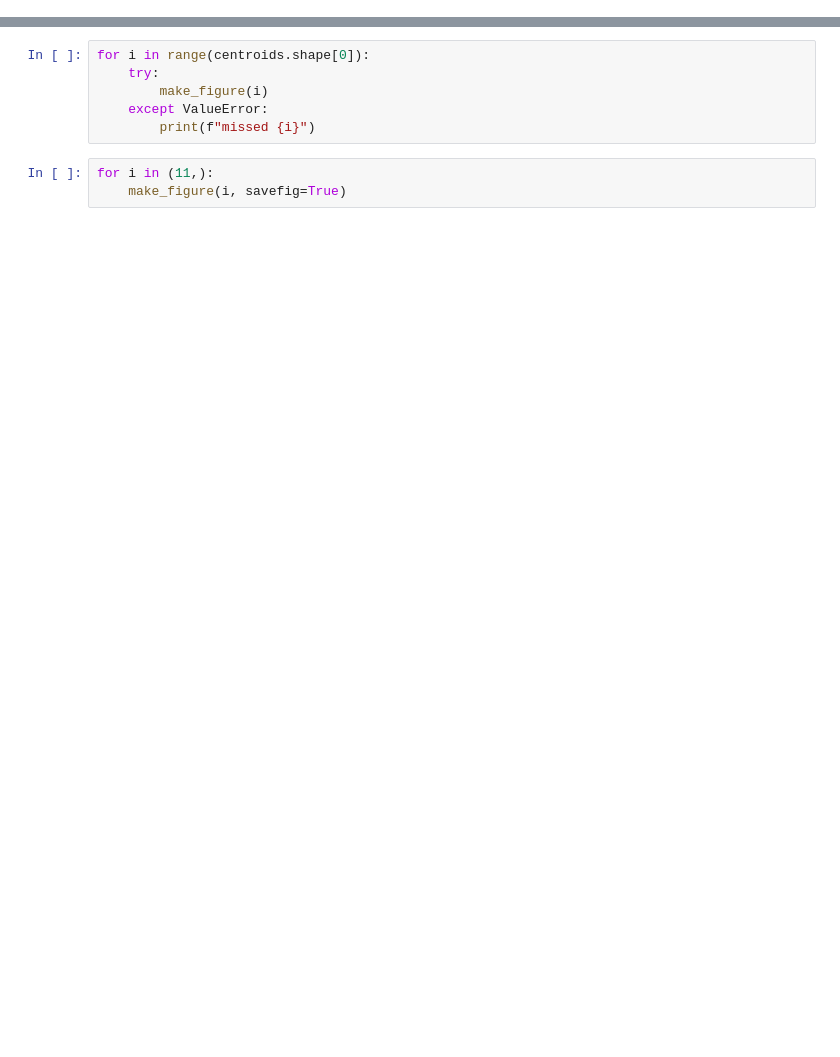
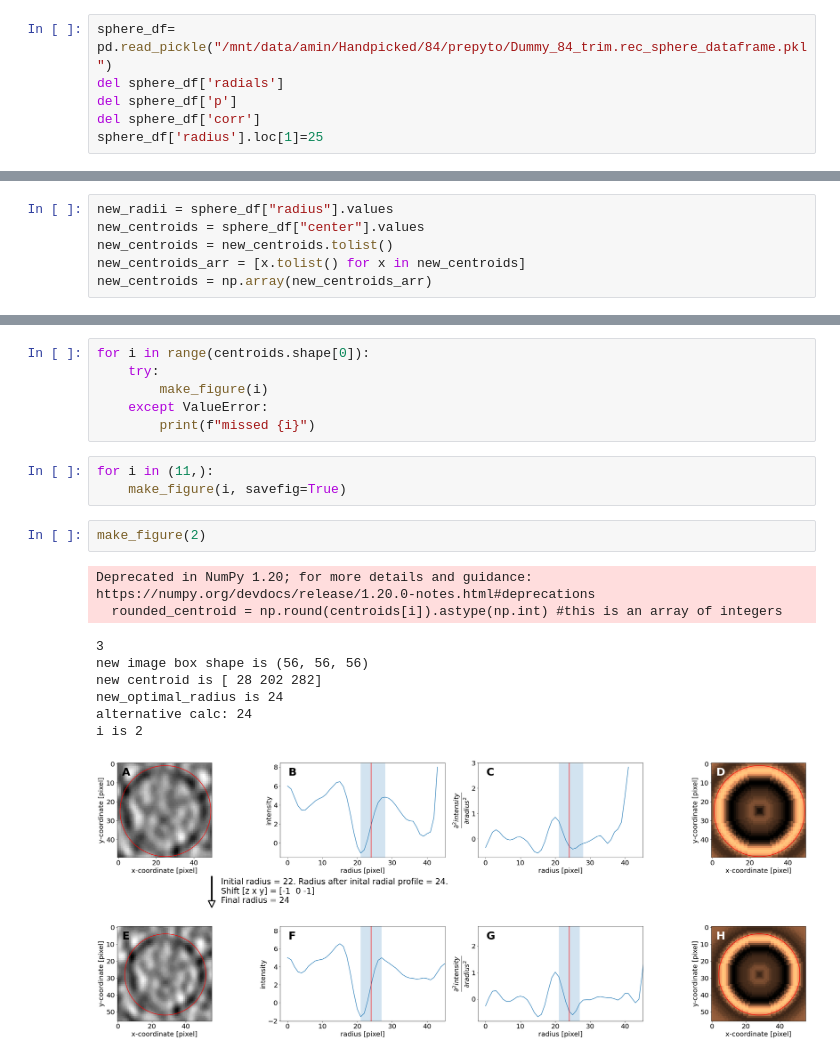
Before and after one commit to Zuber-group/CryoVesNet, a Jupyter notebook: notebooks/radial_profile_plot.ipynb, the cells around one changed output, grey strips where cells are left out. Saved outputs shown, nothing was run; the diff lists cells and outputs as text; blank space fills up the shorter version.

```diff
--- a/notebooks/radial_profile_plot.ipynb
+++ b/notebooks/radial_profile_plot.ipynb
@@ -51,0 +87,6 @@ distances = np.linalg.norm(shifts, axis=1)
+# %%
+sphere_df= pd.read_pickle("/mnt/data/amin/Handpicked/84/prepyto/Dummy_84_trim.rec_sphere_dataframe.pkl")
+del sphere_df['radials']
+del sphere_df['p']
+del sphere_df['corr']
+sphere_df['radius'].loc[1]=25
@@ -52,2 +98,8 @@ distances = np.linalg.norm(shifts, axis=1)
+# %%
+new_radii = sphere_df["radius"].values
+new_centroids = sphere_df["center"].values
+new_centroids = new_centroids.tolist()
+new_centroids_arr = [x.tolist() for x in new_centroids]
+new_centroids = np.array(new_centroids_arr)
 # %%
 from scipy.spatial import distance_matrix
@@ -281,3 +328,15 @@ for i in range(centroids.shape[0]):
 # %%
 for i in (11,):
     make_figure(i, savefig=True)
+# %%
+make_figure(2)
+# %% [output]
+Deprecated in NumPy 1.20; for more details and guidance: https://numpy.org/devdocs/release/1.20.0-notes.html#deprecations
+  rounded_centroid = np.round(centroids[i]).astype(np.int) #this is an array of integers
+3
+new image box shape is (56, 56, 56)
+new centroid is [ 28 202 282]
+new_optimal_radius is 24
+alternative calc: 24
+i is 2
+[figure, added]
```
Also changed, not shown: parts of 13 cells of this notebook, 1 other file.
